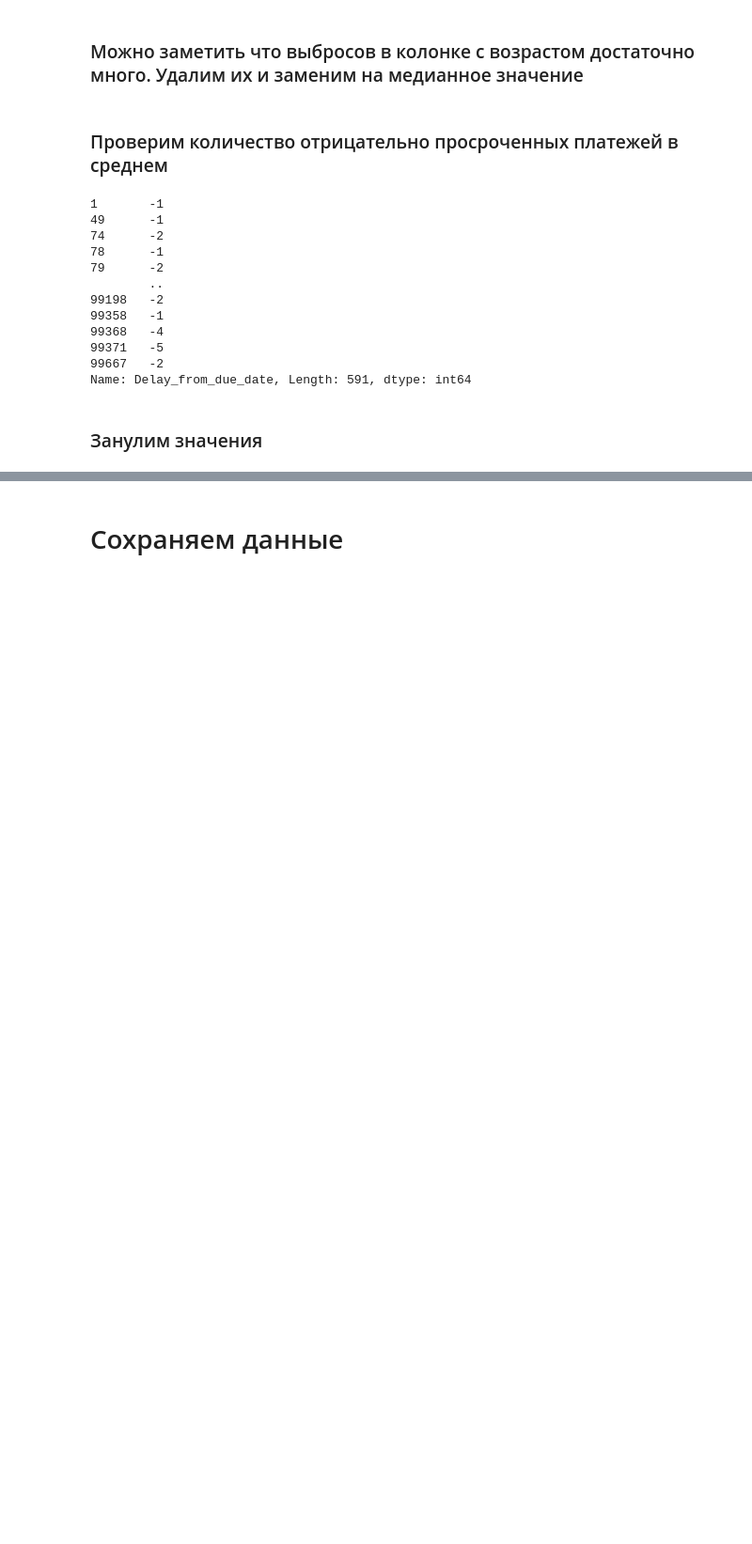
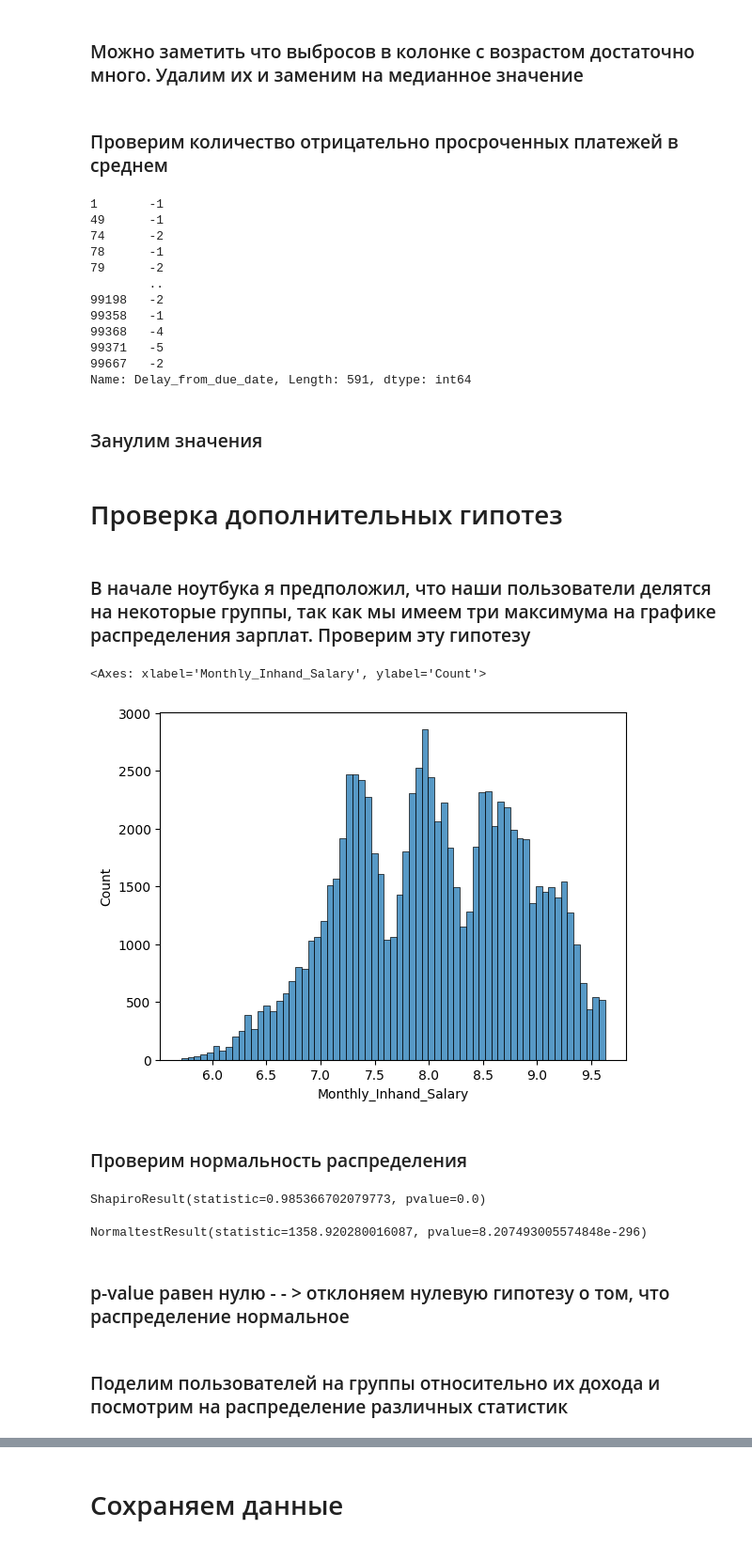
Before and after one commit to Jeyd0n/CreditScoringProject, a Jupyter notebook: notebooks/data_preprocessing.ipynb, the cells around one changed output, grey strips where cells are left out. Shown at 94% size. Cells and saved outputs as stored; diff of their text form; code cells hidden in the pictures; blank space fills up the shorter version.

```diff
--- a/notebooks/data_preprocessing.ipynb
+++ b/notebooks/data_preprocessing.ipynb
@@ -271,3 +315,5 @@ train = pd.concat((train.drop('Payment_Behaviour', axis=1), pd.get_dummies(train
+# %%
+train = train.drop('unknown', axis=1)
 # %% [markdown]
 ### Произведем те же операции и с средним кредитным рейтингом по предыдущим запросам
 # %%
@@ -277,3 +325,5 @@ train = pd.concat((train.drop('Credit_Mix', axis=1), pd.get_dummies(train['Credi
+# %%
+train = train.drop('NoData', axis=1)
 # %% [markdown]
 ### Важно закодировать значение тагрета, чтобы мы могли работать с ним. Всего у нас будет три класса:
 ### 0 - Poor
@@ -337,3 +387,26 @@ Name: Delay_from_due_date, Length: 591, dtype: int64
 # %%
 train['Delay_from_due_date'] = clear_column(train['Delay_from_due_date'], list(range(0, max(train['Delay_from_due_date'].values))))
 train['Delay_from_due_date'] = train['Delay_from_due_date'].fillna(0)
+# %% [markdown]
+# Проверка дополнительных гипотез
+# %% [markdown]
+### В начале ноутбука я предположил, что наши пользователи делятся на некоторые группы, так как мы имеем три максимума на графике распределения зарплат. Проверим эту гипотезу
+# %%
+salary_median = np.median(train['Monthly_Inhand_Salary'])
+# %%
+sns.histplot(np.log(train[train['Monthly_Inhand_Salary'] != salary_median]['Monthly_Inhand_Salary']))
+# %% [output]
+<Axes: xlabel='Monthly_Inhand_Salary', ylabel='Count'>
+[figure, added]
+# %% [markdown]
+### Проверим нормальность распределения
+# %%
+st.shapiro(np.log(train['Monthly_Inhand_Salary']))
+# %% [output]
+ShapiroResult(statistic=0.985366702079773, pvalue=0.0)
+# %%
+st.normaltest(np.log(train['Monthly_Inhand_Salary']))
+# %% [output]
+NormaltestResult(statistic=1358.920280016087, pvalue=8.207493005574848e-296)
+# %% [markdown]
+### p-value равен нулю - - > отклоняем нулевую гипотезу о том, что распределение нормальное
@@ -339,0 +419,2 @@ train['Delay_from_due_date'] = train['Delay_from_due_date'].fillna(0)
+# %% [markdown]
+### Поделим пользователей на группы относительно их дохода и посмотрим на распределение различных статистик
```
Also changed, not shown: parts of 36 cells of this notebook, 5 other files.
